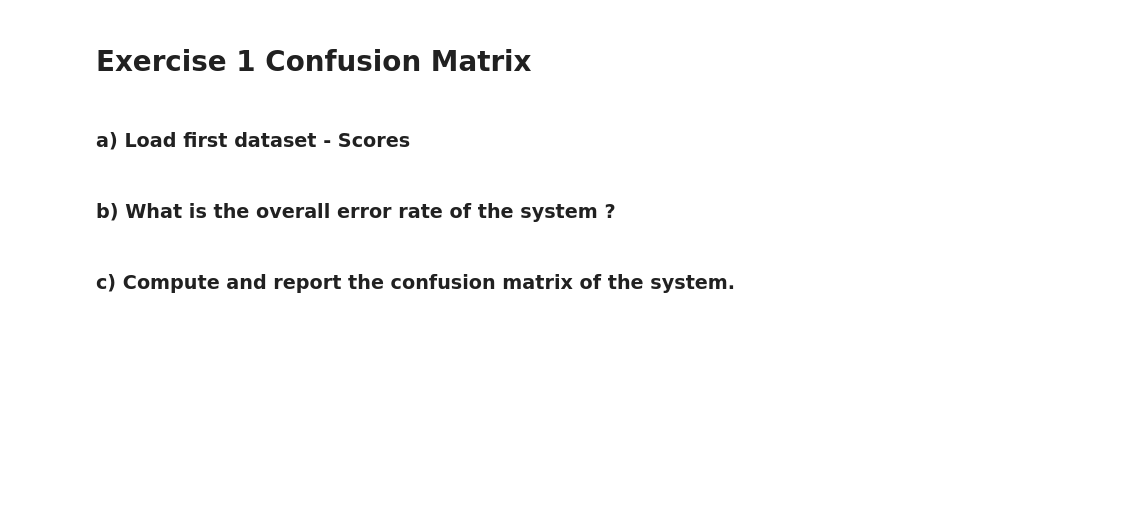
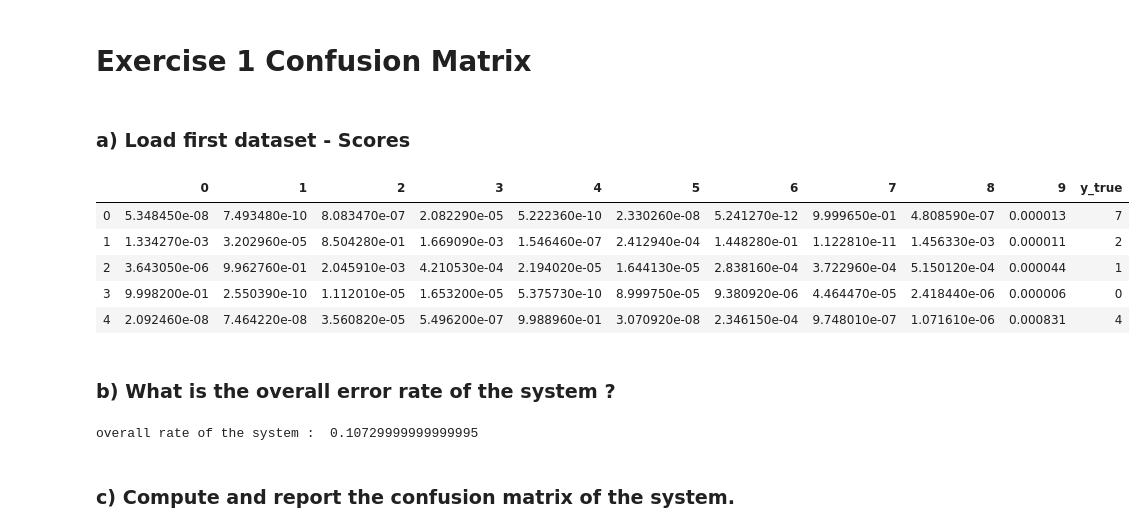
Before and after one commit to codax0r/mse-delearn, a Jupyter notebook: cre/w4-confusion_matrix_ex-stud.ipynb, the cells around one changed output. Cells and saved outputs as stored; diff of their text form; code cells hidden in the pictures; blank space fills up the shorter version.

```diff
--- a/cre/w4-confusion_matrix_ex-stud.ipynb
+++ b/cre/w4-confusion_matrix_ex-stud.ipynb
@@ -11,11 +11,18 @@ import matplotlib.pyplot as plt
 # %% [markdown]
 ### a) Load first dataset  - Scores
 # %%
-datasetA = pd.read_csv('ex1-system-a.csv',names=['0','1','2','3','4','5','6','7','8','9','y_true','unused'], sep = ";")
+datasetA = pd.read_csv('../data/ex1-system-a.csv',names=['0','1','2','3','4','5','6','7','8','9','y_true','unused'], sep = ";")
 datasetA = datasetA.drop('unused', axis = 1) # drop the last colomn without any information in it.
 classes_name = ['0','1','2','3','4','5','6','7','8','9']
 nb_classes = 10
 datasetA.head()
+# %% [output]
+|  | 0 | 1 | 2 | 3 | 4 | 5 | 6 | 7 | 8 | 9 | y_true |
+| 0 | 5.348450e-08 | 7.493480e-10 | 8.083470e-07 | 2.082290e-05 | 5.222360e-10 | 2.330260e-08 | 5.241270e-12 | 9.999650e-01 | 4.808590e-07 | 0.000013 | 7 |
+| 1 | 1.334270e-03 | 3.202960e-05 | 8.504280e-01 | 1.669090e-03 | 1.546460e-07 | 2.412940e-04 | 1.448280e-01 | 1.122810e-11 | 1.456330e-03 | 0.000011 | 2 |
+| 2 | 3.643050e-06 | 9.962760e-01 | 2.045910e-03 | 4.210530e-04 | 2.194020e-05 | 1.644130e-05 | 2.838160e-04 | 3.722960e-04 | 5.150120e-04 | 0.000044 | 1 |
+| 3 | 9.998200e-01 | 2.550390e-10 | 1.112010e-05 | 1.653200e-05 | 5.375730e-10 | 8.999750e-05 | 9.380920e-06 | 4.464470e-05 | 2.418440e-06 | 0.000006 | 0 |
+| 4 | 2.092460e-08 | 7.464220e-08 | 3.560820e-05 | 5.496200e-07 | 9.988960e-01 | 3.070920e-08 | 2.346150e-04 | 9.748010e-07 | 1.071610e-06 | 0.000831 | 4 |
 # %%
 y_true = datasetA['y_true'].values
 y_scores_A = datasetA[classes_name].values   #isolate the matrix of scores
@@ -24,10 +31,16 @@ y_pred_A = np.argmax(y_scores_A,axis=1)      #elect winner class
 ### b) What is the overall error rate of the system ?
 # %%
 ### START YOUR CODE
-overall_rate =
+from sklearn.metrics import accuracy_score
+
+acc_score = accuracy_score(y_true, y_pred_A)
+error_rate = 1 - acc_score
+overall_rate = error_rate
+
 ### END YOUR CODE
-
 print('overall rate of the system : ',overall_rate)
+# %% [output]
+overall rate of the system :  0.10729999999999995
 # %% [markdown]
 ### c) Compute and report the confusion matrix of the system.
 # %% [markdown]
```
Also changed, not shown: parts of 14 cells of this notebook.
